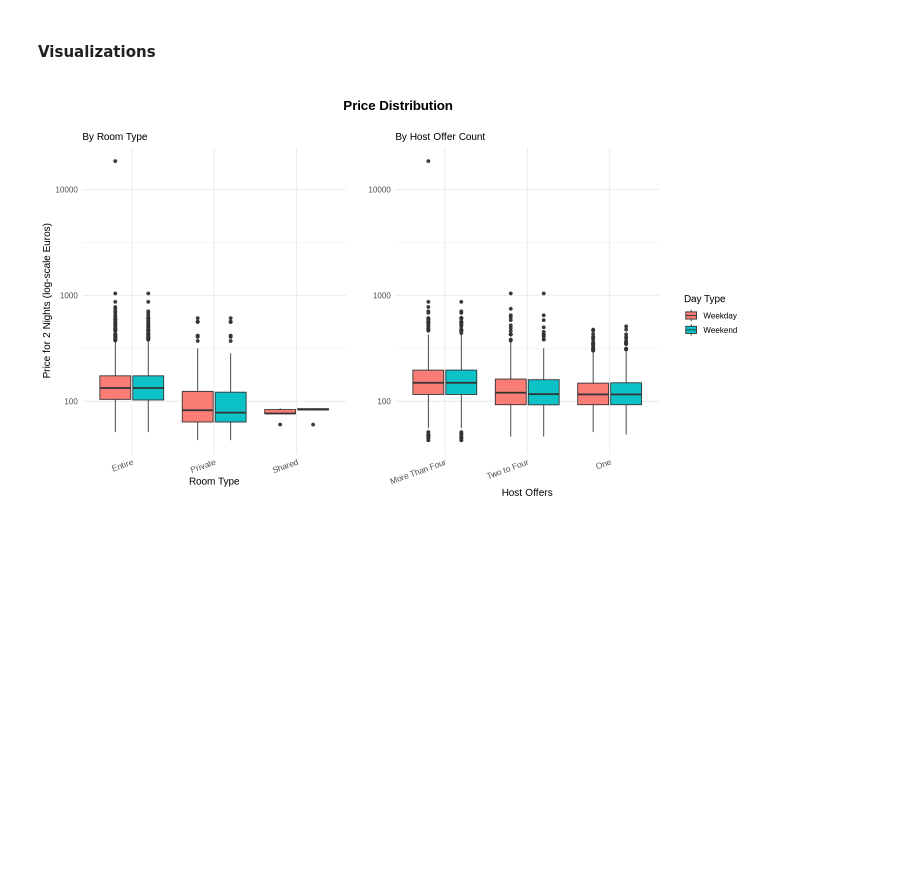
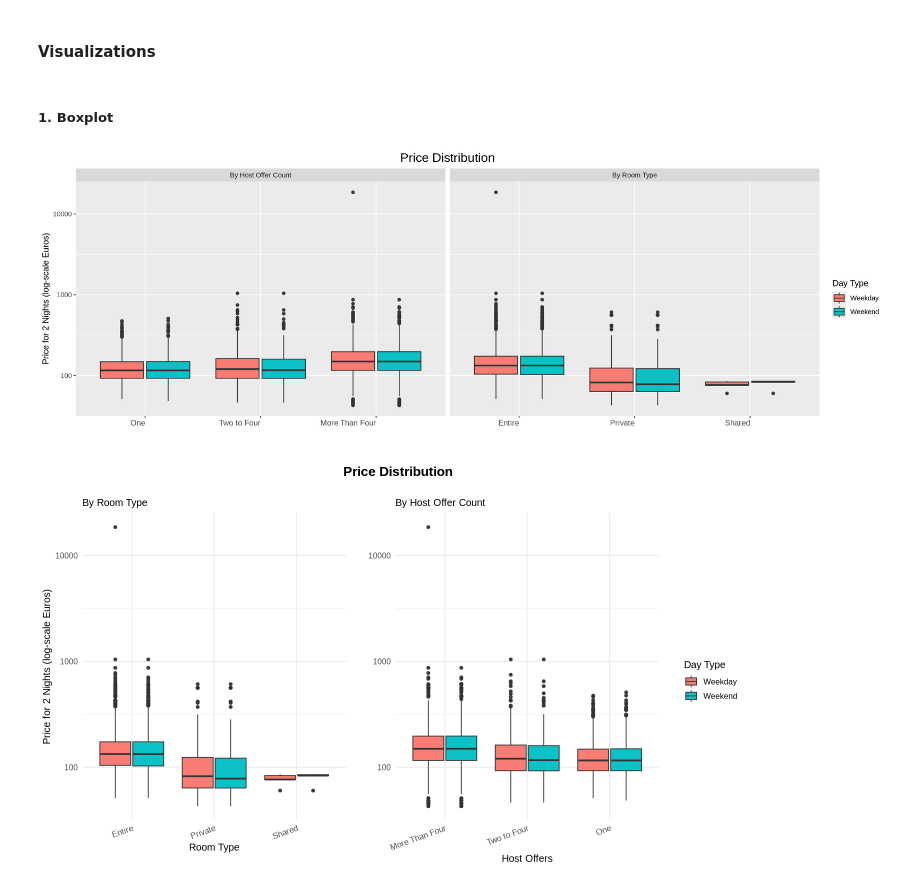
Before and after one commit to tyih985/athens-airbnb, a Jupyter notebook: project_tyih.ipynb, the cells around one changed output. Cells and saved outputs as stored; diff of their text form; code cells hidden in the pictures; blank space fills up the shorter version.

```diff
--- a/project_tyih.ipynb
+++ b/project_tyih.ipynb
@@ -30,8 +48,8 @@ library(modelr)
 # %%
 # Airbnb data in Athens on weekdays
-weekdays <- read_csv("data/athens_weekdays.csv", show_col_types = FALSE)
+weekdays <- read_csv("https://raw.githubusercontent.com/tyih985/athens-airbnb/refs/heads/main/data/athens_weekdays.csv")
 # Airbnb data in Athens on weekends
-weekends <- read_csv("data/athens_weekends.csv", show_col_types = FALSE)
+weekends <- read_csv("https://raw.githubusercontent.com/tyih985/athens-airbnb/refs/heads/main/data/athens_weekends.csv")
 # %% [output]
 New names:
 • `` -> `...1`
@@ -184,5 +162,52 @@ A tibble: 6 × 15
 # %% [markdown]
 #### Visualizations
+# %% [markdown]
+##### 1. Boxplot
+# %%
+# Adjust these so the plots fit correctly to your screen!
+options(repr.plot.width = 15, repr.plot.height = 5)
+
+p_facet <- athens %>%
+  pivot_longer(
+    cols = c(room_type, num_host_offers),
+    names_to = "facet_var",
+    values_to = "facet_value"
+  ) %>%
+  ggplot(aes(x = facet_value, y = real_sum, fill = day_type)) +
+  geom_boxplot(position = position_dodge(width = 0.8), alpha = 0.95) +
+  scale_y_log10() +
+  scale_x_discrete(
+    labels = function(x) case_when(
+      x == "moreThanFour" ~ "More Than Four",
+      x == "one" ~ "One",
+      x == "twoToFour" ~ "Two to Four",
+      TRUE ~ str_to_title(x)
+    )
+  ) +
+  scale_fill_discrete(labels = function(x) str_to_title(x)) +
+  facet_wrap(
+    ~ facet_var,
+    scales = "free_x",
+    labeller = as_labeller(c(
+      room_type = "By Room Type",
+      num_host_offers = "By Host Offer Count"
+    ))
+  ) +
+  labs(
+    x = NULL,
+    y = "Price for 2 Nights (log-scale Euros)",
+    fill = "Day Type",
+    title = "Price Distribution"
+  ) +
+  theme(
+    legend.position = "right",
+    plot.title = element_text(size = 16, hjust = 0.5),
+    axis.text.x = element_text(vjust = 1, hjust = 1, size = 10)
+  )
+
+p_facet
+# %% [output]
+[figure, added]
 # %%
 options(repr.plot.width = 12, repr.plot.height = 7)
 p1 <- ggplot(athens, aes(x = room_type, y = real_sum, fill = day_type)) +
```
Also changed, not shown: parts of 23 cells of this notebook.
